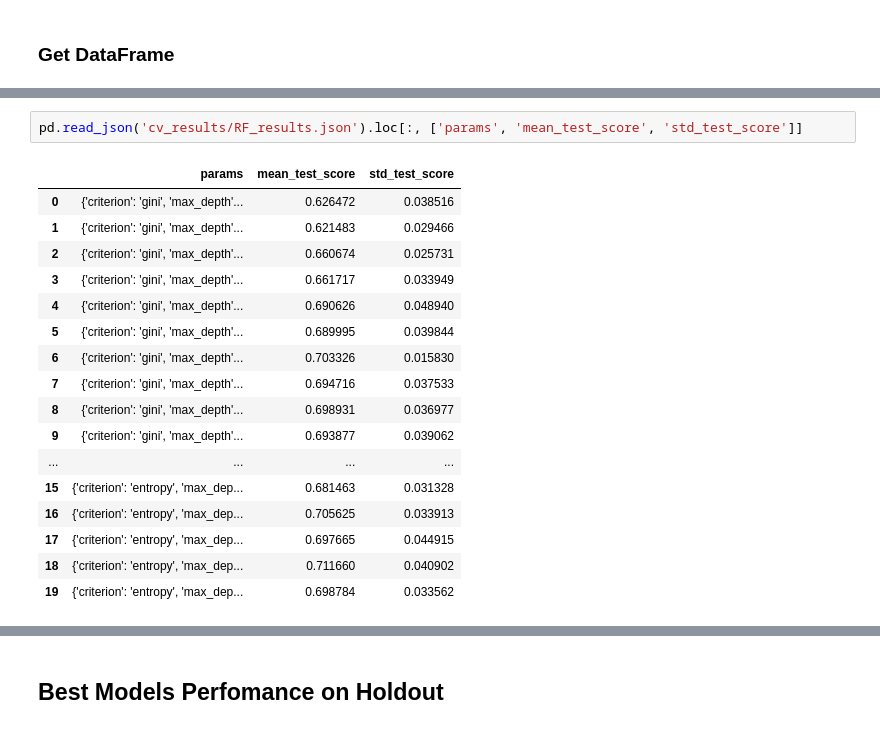
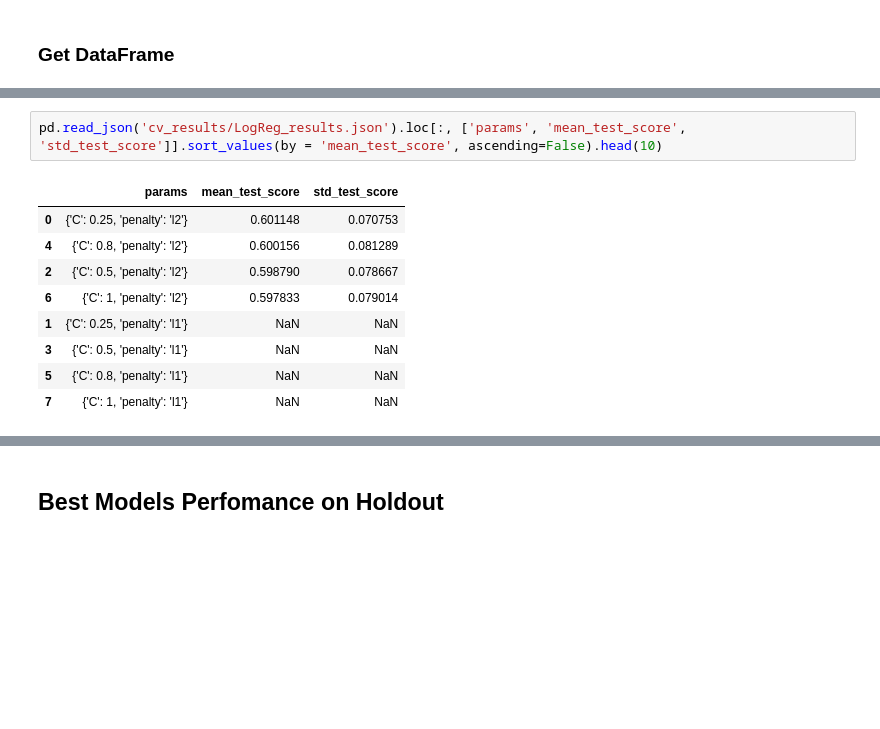
Before and after one commit to umbilnm/coursework, a Jupyter notebook: pipeline.ipynb, the cells around one changed output, grey strips where cells are left out. Saved outputs shown, nothing was run; the diff lists cells and outputs as text; blank space fills up the shorter version.

```diff
--- a/pipeline.ipynb
+++ b/pipeline.ipynb
@@ -289,20 +399,12 @@ pd.read_json('cv_results/Tree_results.json').loc[:, ['params', 'mean_test_score'
-# %%
-pd.read_json('cv_results/RF_results.json').loc[:, ['params', 'mean_test_score', 'std_test_score']]
-# %% [output]
-|  | params | mean_test_score | std_test_score |
-| 0 | {'criterion': 'gini', 'max_depth'... | 0.626472 | 0.038516 |
-| 1 | {'criterion': 'gini', 'max_depth'... | 0.621483 | 0.029466 |
-| 2 | {'criterion': 'gini', 'max_depth'... | 0.660674 | 0.025731 |
-| 3 | {'criterion': 'gini', 'max_depth'... | 0.661717 | 0.033949 |
-| 4 | {'criterion': 'gini', 'max_depth'... | 0.690626 | 0.048940 |
-| 5 | {'criterion': 'gini', 'max_depth'... | 0.689995 | 0.039844 |
-| 6 | {'criterion': 'gini', 'max_depth'... | 0.703326 | 0.015830 |
-| 7 | {'criterion': 'gini', 'max_depth'... | 0.694716 | 0.037533 |
-| 8 | {'criterion': 'gini', 'max_depth'... | 0.698931 | 0.036977 |
-| 9 | {'criterion': 'gini', 'max_depth'... | 0.693877 | 0.039062 |
-| ... | ... | ... | ... |
-| 15 | {'criterion': 'entropy', 'max_dep... | 0.681463 | 0.031328 |
-| 16 | {'criterion': 'entropy', 'max_dep... | 0.705625 | 0.033913 |
-| 17 | {'criterion': 'entropy', 'max_dep... | 0.697665 | 0.044915 |
-| 18 | {'criterion': 'entropy', 'max_dep... | 0.711660 | 0.040902 |
-| 19 | {'criterion': 'entropy', 'max_dep... | 0.698784 | 0.033562 |
+# %%
+pd.read_json('cv_results/LogReg_results.json').loc[:, ['params', 'mean_test_score', 'std_test_score']].sort_values(by = 'mean_test_score', ascending=False).head(10)
+# %% [output]
+|  | params | mean_test_score | std_test_score |
+| 0 | {'C': 0.25, 'penalty': 'l2'} | 0.601148 | 0.070753 |
+| 4 | {'C': 0.8, 'penalty': 'l2'} | 0.600156 | 0.081289 |
+| 2 | {'C': 0.5, 'penalty': 'l2'} | 0.598790 | 0.078667 |
+| 6 | {'C': 1, 'penalty': 'l2'} | 0.597833 | 0.079014 |
+| 1 | {'C': 0.25, 'penalty': 'l1'} | NaN | NaN |
+| 3 | {'C': 0.5, 'penalty': 'l1'} | NaN | NaN |
+| 5 | {'C': 0.8, 'penalty': 'l1'} | NaN | NaN |
+| 7 | {'C': 1, 'penalty': 'l1'} | NaN | NaN |
```
Also changed, not shown: parts of 78 cells of this notebook.
